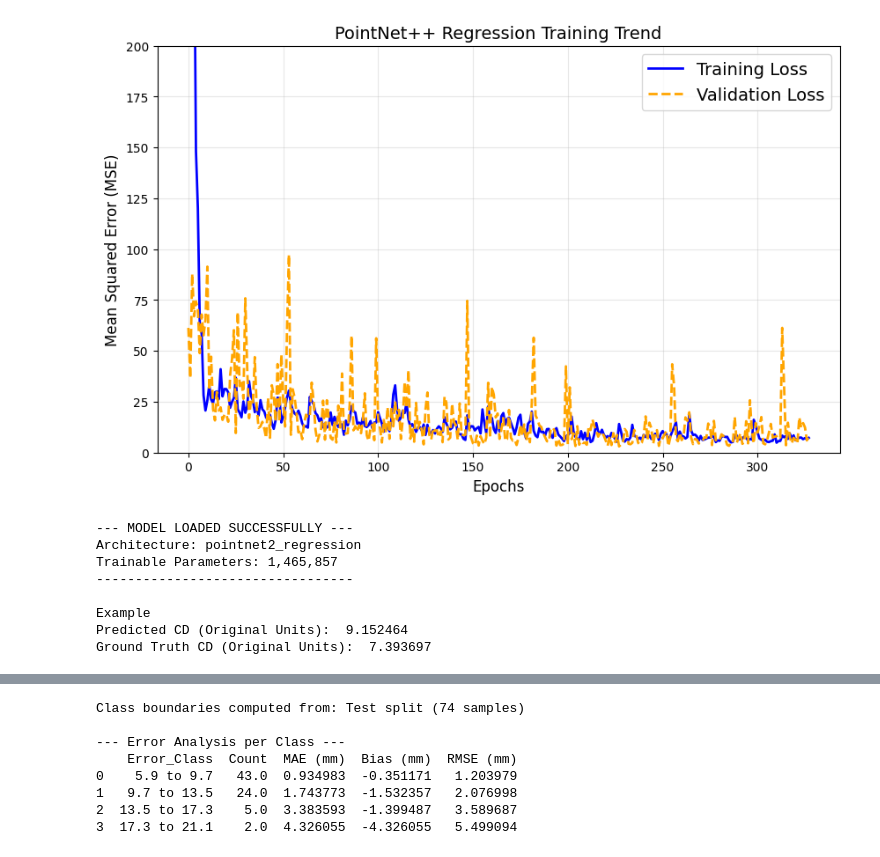
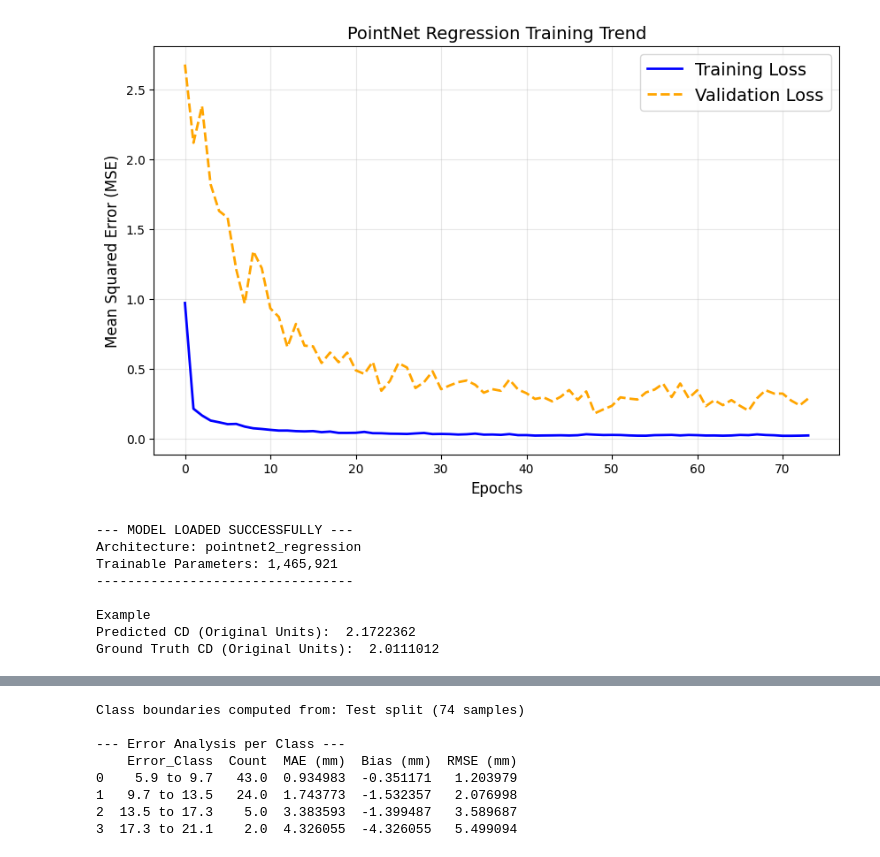
Before and after one commit to alvannauval/pointnet_pytorch_reflective, a Jupyter notebook: 1_training.ipynb, the cells around one changed output, grey strips where cells are left out. Saved outputs shown, nothing was run; the diff lists cells and outputs as text; code cells hidden in the pictures.

```diff
--- a/testing.ipynb
+++ b/1_training.ipynb
@@ -456,32 +523,32 @@ Early stopping triggered! No improvement for 100 epochs.
 # %%
 import matplotlib.pyplot as plt
 
 def plot_learning_curves(history):
     plt.figure(figsize=(10, 6))
 
     # Plot Training Loss
     plt.plot(history['train_loss'], label='Training Loss', color='blue', linewidth=2)
 
     # Plot Validation Loss
     plt.plot(history['val_loss'], label='Validation Loss', color='orange', linestyle='--', linewidth=2)
 
-    plt.title('PointNet++ Regression Training Trend', fontsize=14)
+    plt.title('PointNet Regression Training Trend', fontsize=14)
     plt.xlabel('Epochs', fontsize=12)
     plt.ylabel('Mean Squared Error (MSE)', fontsize=12)
     plt.legend(fontsize=14)
     plt.grid(True, alpha=0.3)
 
-    plt.ylim(0, 200)
+    # plt.ylim(0, 200)
     # plt.xlim(0, 500)
 
     # Save the plot as an image for your thesis report
     plt.savefig('training_trend.png')
     plt.show()
 
 # Generate the plot
 plot_learning_curves(train_history)
 # %% [output]
-[figure, old version]
+[figure, new version]
 # %%
 # Inference
 
@@ -502,7 +569,7 @@ print(f"Architecture: {MODEL}")
 print(f"Trainable Parameters: {total_params:,}")
 print(f"---------------------------------\n")
 
-model.load_state_dict(torch.load('./data/3_milestone_testtrainval/best_regression_model_pointnet2.pth'))
+model.load_state_dict(torch.load('best_regression_model.pth'))
 model.eval()
 
 points, target = test_ds[INDEX]   # Switch to use test_ds
@@ -523,12 +590,12 @@ print("Ground Truth CD (Original Units): ", target_final)
 # %% [output]
 --- MODEL LOADED SUCCESSFULLY ---
 Architecture: pointnet2_regression
-Trainable Parameters: 1,465,857
+Trainable Parameters: 1,465,921
 ---------------------------------
 
 Example
-Predicted CD (Original Units):  9.152464
-Ground Truth CD (Original Units):  7.393697
+Predicted CD (Original Units):  2.1722362
+Ground Truth CD (Original Units):  2.0111012
 # %%
 # INFERENCE CSV #
 
```
Also changed, not shown: parts of 7 cells of this notebook, 12 other files.
